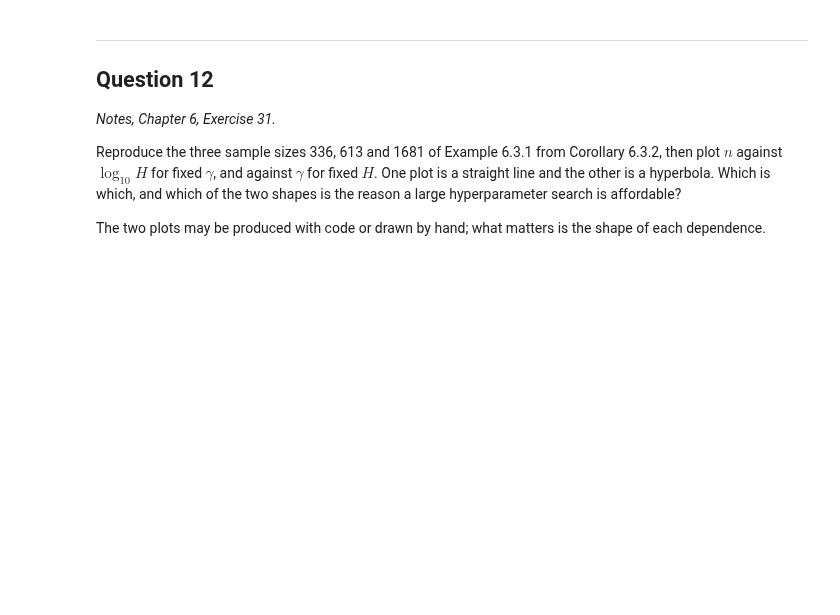
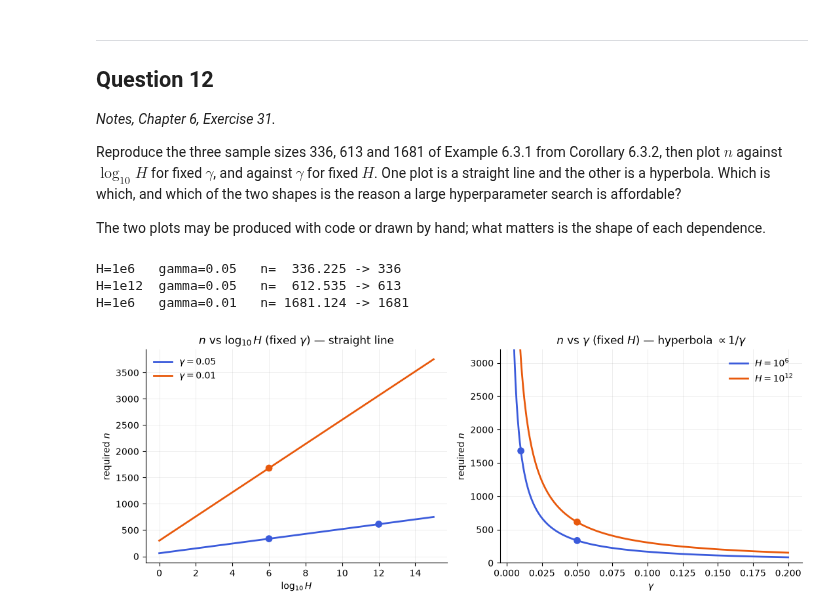
Before and after one commit to akhilghar/COE379L.1, a Jupyter notebook: HW 2/Assignment_2-1.ipynb, the cells around one changed output. Cells and saved outputs as stored; diff of their text form; code cells hidden in the pictures; blank space fills up the shorter version.

```diff
--- a/HW 2/Assignment_2-1.ipynb
+++ b/HW 2/Assignment_2-1.ipynb
@@ -374,3 +378,41 @@ Reproduce the three sample sizes 336, 613 and 1681 of Example 6.3.1 from Corolla
 The two plots may be produced with code or drawn by hand; what matters is the shape of each dependence.
 # %%
 # Question 12: code goes here
+import matplotlib.pyplot as plt
+
+DELTA = 0.05
+def n_required(H, gamma, delta=DELTA):
+    """Corollary 6.3.2:  H exp(-gamma n) <= delta  <=>  n >= (ln H + ln(1/delta))/gamma"""
+    return (np.log(H) + np.log(1/delta)) / gamma
+
+for H, g in [(1e6, 0.05), (1e12, 0.05), (1e6, 0.01)]:
+    print(f"H=1e{int(np.log10(H)):<3d} gamma={g:<5}  n={n_required(H,g):9.3f} -> {round(n_required(H,g))}")
+
+C = ["#3b5bdb", "#e8590c"]
+fig, (ax1, ax2) = plt.subplots(1, 2, figsize=(11, 4.2))
+
+L = np.linspace(0, 15, 400)                      # left: fixed gamma -> LINE
+for c, g in zip(C, [0.05, 0.01]):
+    ax1.plot(L, n_required(10.0**L, g), lw=2, color=c, label=rf"$\gamma={g}$")
+ax1.scatter([6, 12, 6], [336, 613, 1681], s=45, color=["#3b5bdb"]*2 + ["#e8590c"], zorder=3)
+ax1.set(xlabel=r"$\log_{10} H$", ylabel="required $n$",
+        title=r"$n$ vs $\log_{10}H$ (fixed $\gamma$) — straight line")
+
+gam = np.linspace(0.005, 0.2, 500)               # right: fixed H -> HYPERBOLA
+for c, H in zip(C, [1e6, 1e12]):
+    ax2.plot(gam, n_required(H, gam), lw=2, color=c, label=rf"$H=10^{{{int(np.log10(H))}}}$")
+ax2.scatter([.05, .01, .05], [336, 1681, 613], s=45, color=["#3b5bdb"]*2 + ["#e8590c"], zorder=3)
+ax2.set(xlabel=r"$\gamma$", ylabel="required $n$", ylim=(0, 3200),
+        title=r"$n$ vs $\gamma$ (fixed $H$) — hyperbola $\propto 1/\gamma$")
+
+for ax in (ax1, ax2):
+    ax.legend(frameon=False); ax.grid(alpha=.25, lw=.6)
+    ax.spines[["top", "right"]].set_visible(False)
+fig.tight_layout()
+
+plt.savefig("HW2Problem12.png")
+# %% [output]
+H=1e6   gamma=0.05   n=  336.225 -> 336
+H=1e12  gamma=0.05   n=  612.535 -> 613
+H=1e6   gamma=0.01   n= 1681.124 -> 1681
+[figure, added]
```
Also changed, not shown: parts of 3 cells of this notebook, 4 other files.
